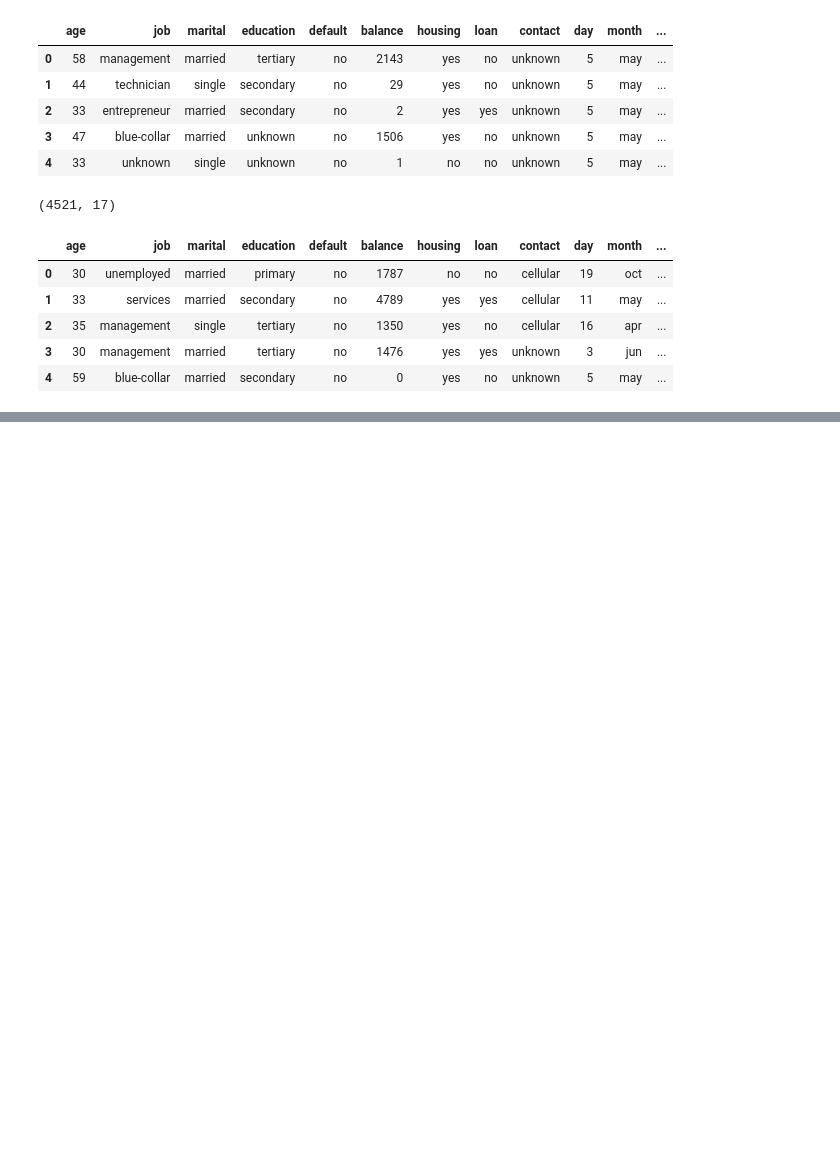
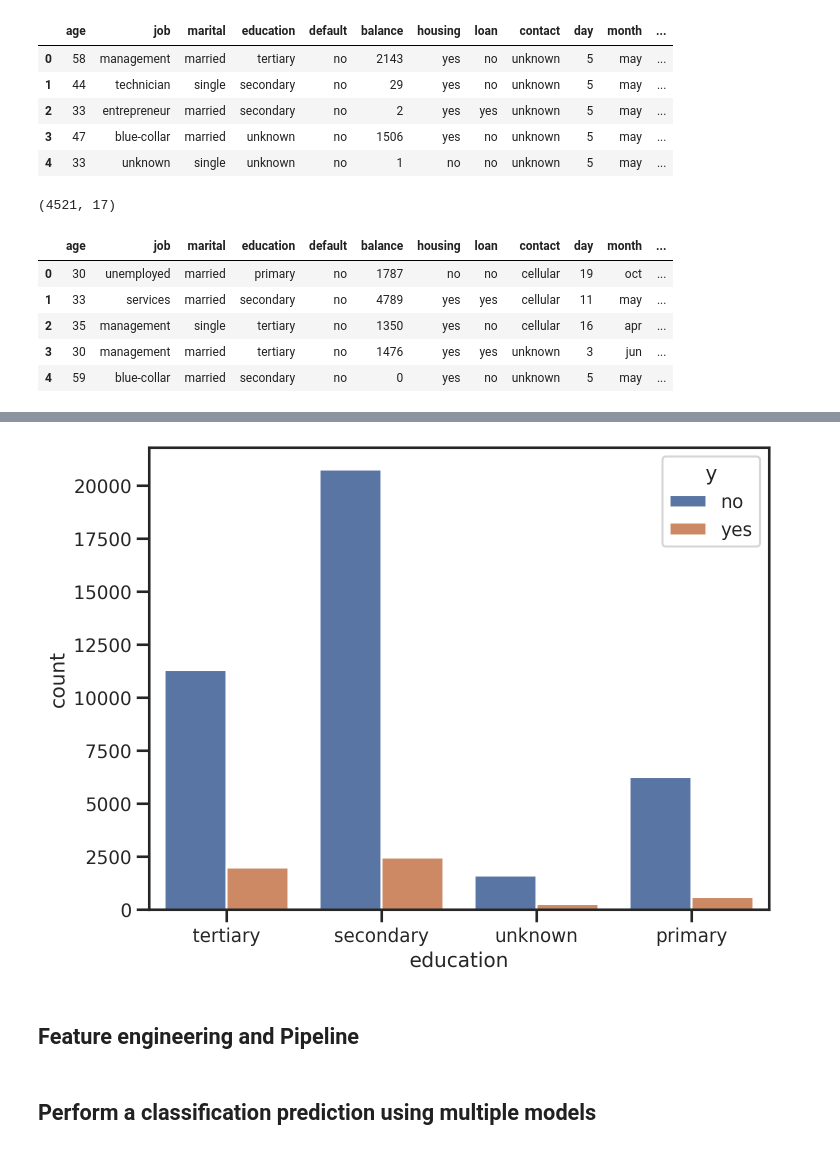
Before and after one commit to Brunchcode/Banking-Marketing-Targets-Prediction, a Jupyter notebook: Banking_Marketing_Targets_Prediction.ipynb, the cells around one changed output, grey strips where cells are left out. Cells and saved outputs as stored; diff of their text form; code cells hidden in the pictures; blank space fills up the shorter version.

```diff
--- a/Banking_Marketing_Targets_Prediction.ipynb
+++ b/Banking_Marketing_Targets_Prediction.ipynb
@@ -43,0 +92,7 @@ test_data.head()
+# %%
+sns.countplot(x='education', data=train_data, hue='y')
+plt.show()
+# %% [output]
+[figure, added]
+# %% [markdown]
+## Feature engineering and Pipeline
@@ -43,0 +139,2 @@ test_data.head()
+# %% [markdown]
+## Perform a classification prediction using multiple models
```
Also changed, not shown: parts of 9 cells of this notebook.
